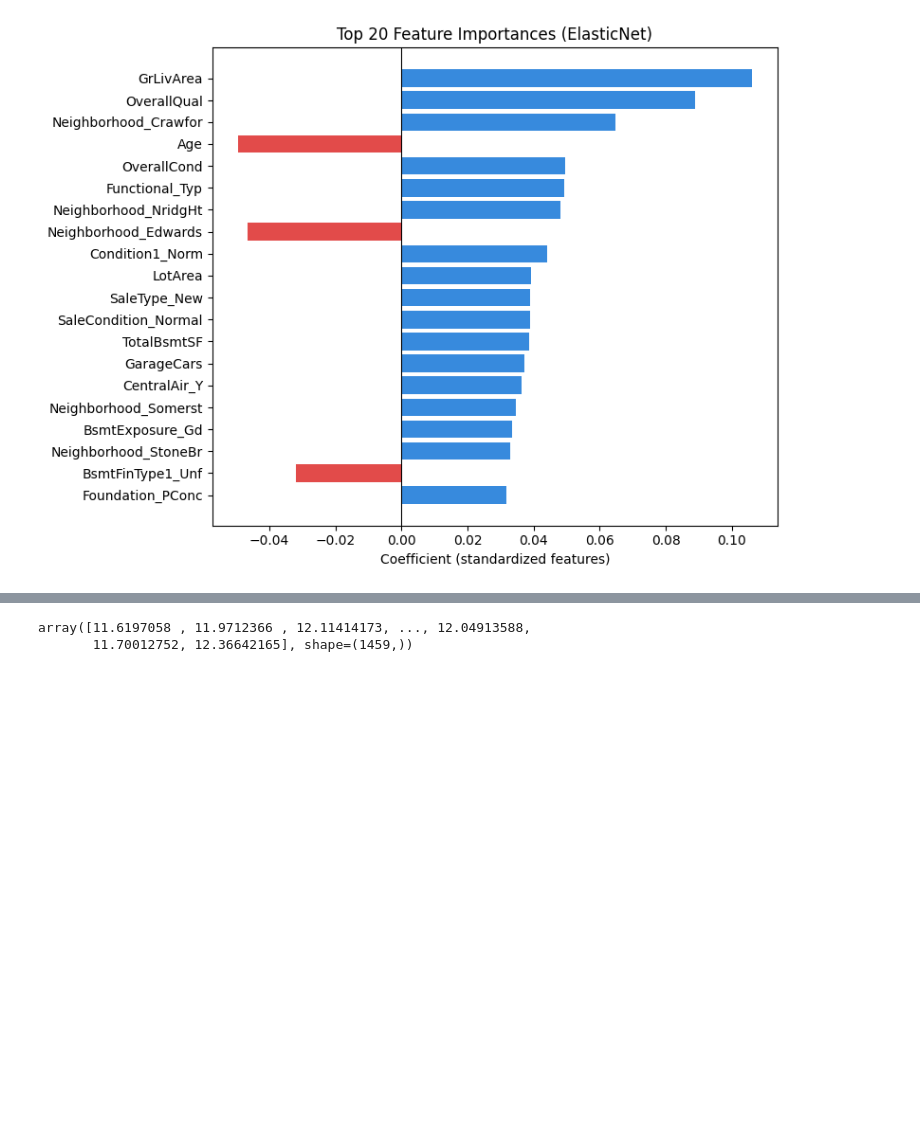
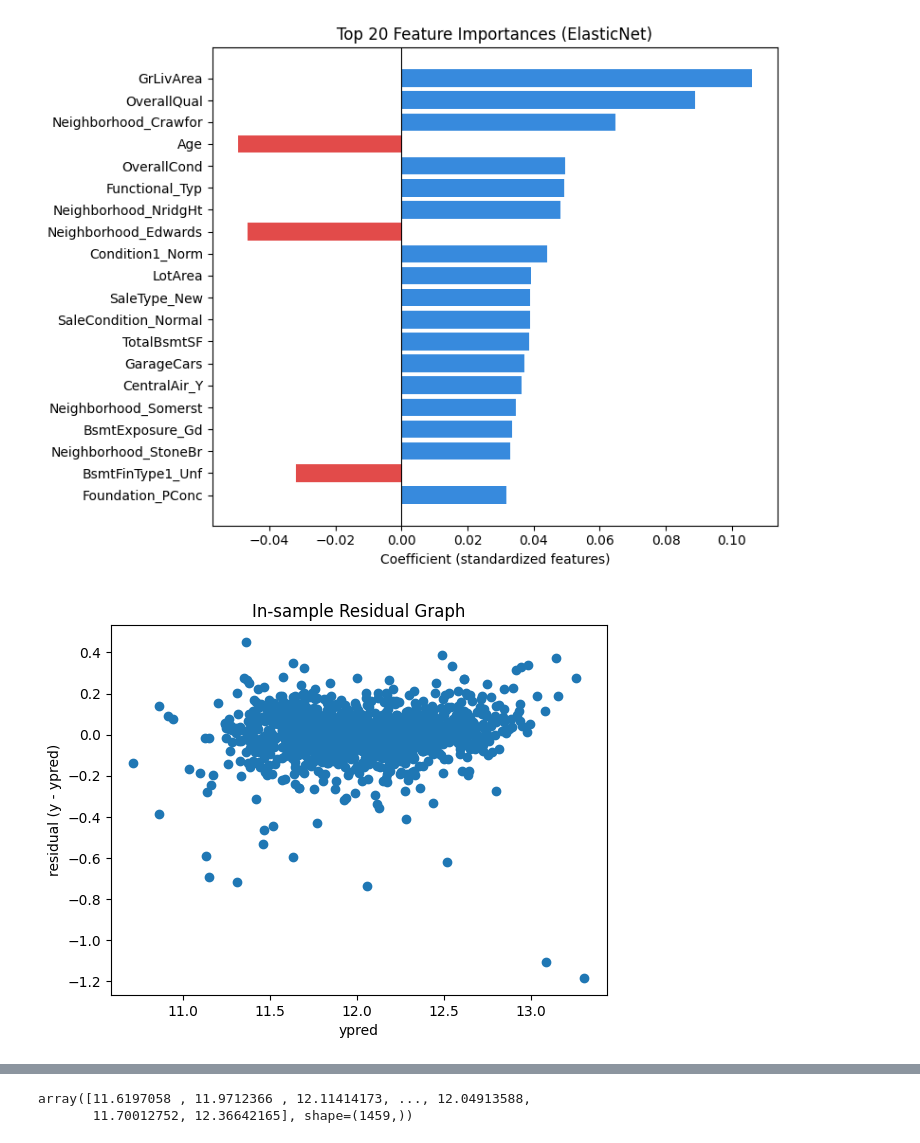
Before and after one commit to qz2453/code, a Jupyter notebook: ds_projects/house-prices-advanced-regression-techniques/housePricePrediction.ipynb, the cells around one changed output, grey strips where cells are left out. Cells and saved outputs as stored; diff of their text form; code cells hidden in the pictures; blank space fills up the shorter version.

```diff
--- a/ds_projects/house-prices-advanced-regression-techniques/housePricePrediction.ipynb
+++ b/ds_projects/house-prices-advanced-regression-techniques/housePricePrediction.ipynb
@@ -816,0 +814,13 @@ test_preds = predict_test_set(test_df, result, num_cols, cat_cols)
+# %%
+# in-sample residual graph -> observe that it does not have a funnel shape / trend
+
+train_preds = predict_test_set(train_df, result, num_cols, cat_cols)
+
+plt.scatter(train_preds, train_df["SalePrice"] - train_preds)
+
+plt.xlabel("ypred")
+plt.ylabel("residual (y - ypred)")
+plt.title("In-sample Residual Graph")
+plt.show()
+# %% [output]
+[figure, added]
```
Also changed, not shown: parts of 9 cells of this notebook.
